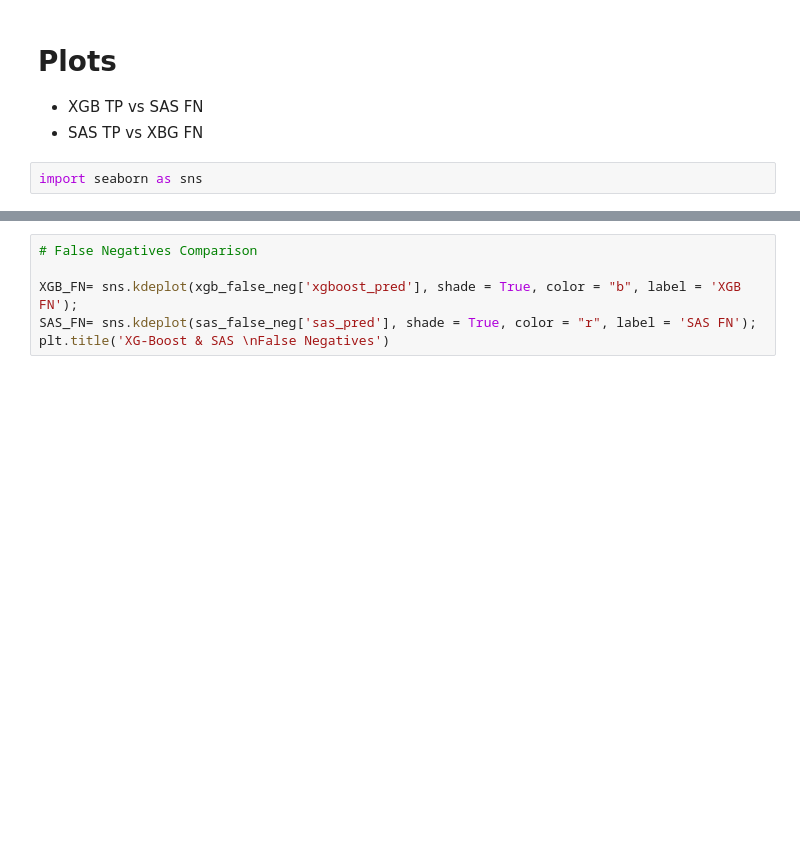
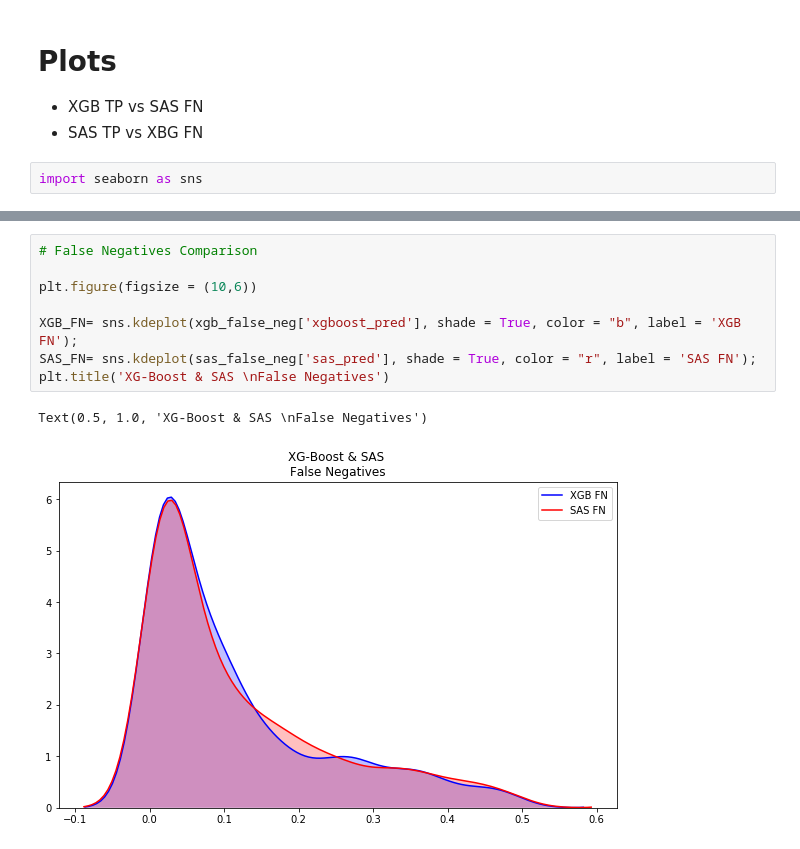
Before and after one commit to BentoBox2447/fraud-stuff, a Jupyter notebook: 01-fraud-notebook.ipynb, the cells around one changed output, grey strips where cells are left out. Drawn from its saved outputs; the diff is of its cells as text; blank space fills up the shorter version.

```diff
--- a/01-fraud-notebook.ipynb
+++ b/01-fraud-notebook.ipynb
@@ -230,8 +329,13 @@ plt.title('XG-Boost False Negative &\n SAS True Positive')
 # %%
 # False Negatives Comparison
+
+plt.figure(figsize = (10,6))
 
 XGB_FN= sns.kdeplot(xgb_false_neg['xgboost_pred'], shade = True, color = "b", label = 'XGB FN');
 SAS_FN= sns.kdeplot(sas_false_neg['sas_pred'], shade = True, color = "r", label = 'SAS FN');
 plt.title('XG-Boost & SAS \nFalse Negatives')
+# %% [output]
+Text(0.5, 1.0, 'XG-Boost & SAS \nFalse Negatives')
+[figure, added]
 # %%
 # True Positives Comparison
```
Also changed, not shown: parts of 17 cells of this notebook.
